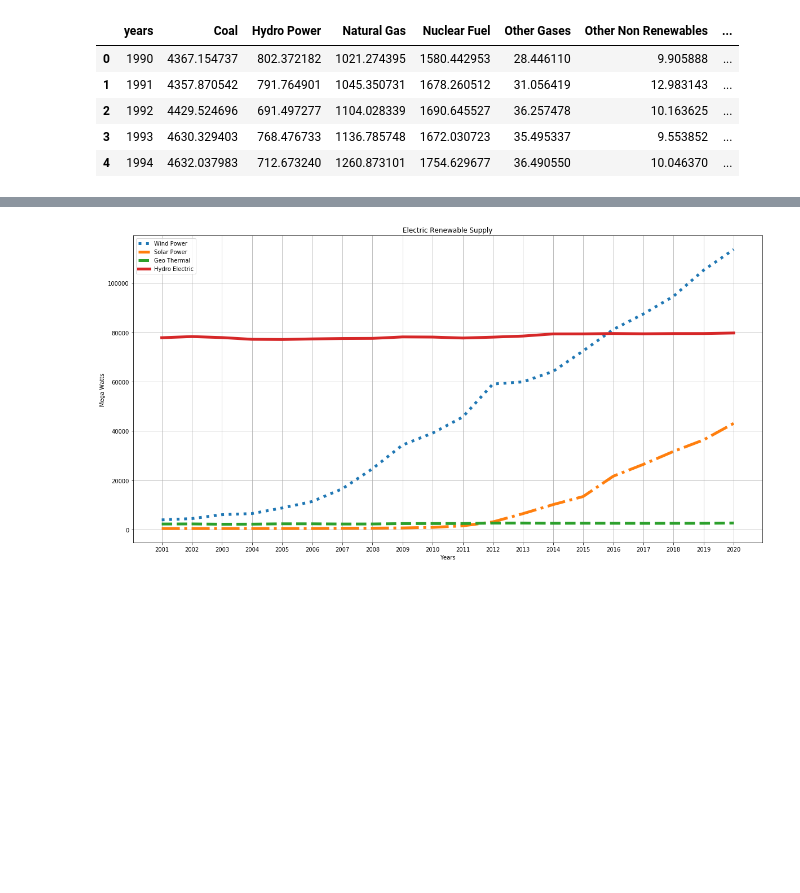
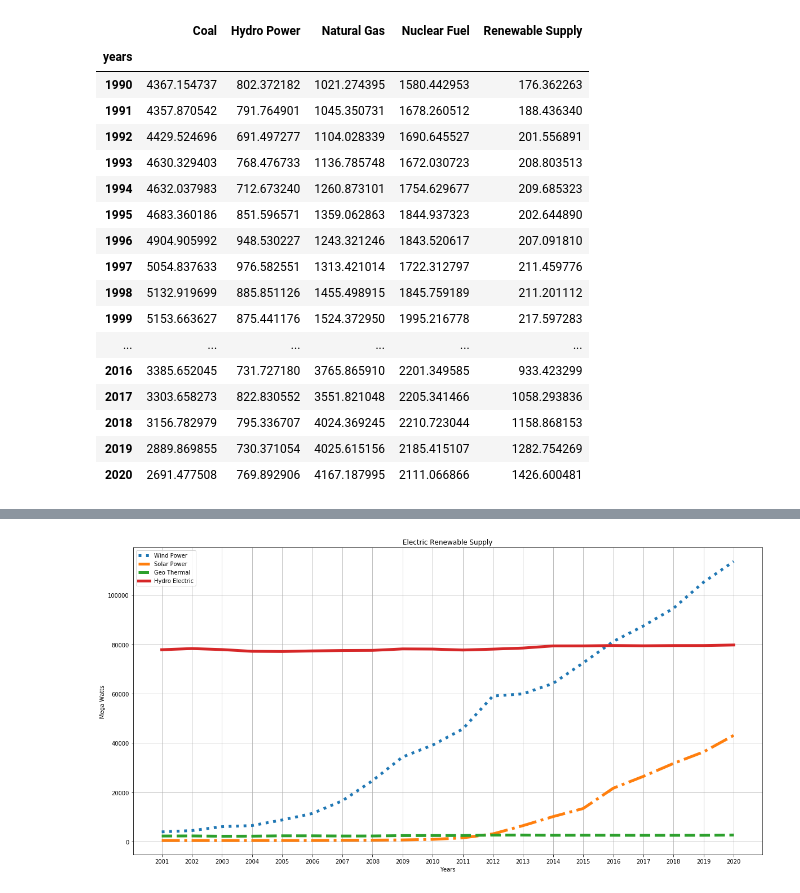
Before and after one commit to us-energy-analysis/Energy-analysis, a Jupyter notebook: USEnergyProduction.ipynb, the cells around one changed output, grey strips where cells are left out. Cells and saved outputs as stored; diff of their text form; code cells hidden in the pictures; blank space fills up the shorter version.

```diff
--- a/USEnergyProduction.ipynb
+++ b/USEnergyProduction.ipynb
@@ -15,6 +15,7 @@ electric_generation_urls.append("http://api.eia.gov/series/?api_key=" + api_key
 electric_generation_urls.append("http://api.eia.gov/series/?api_key=" + api_key + "&series_id=STEO.OTTO_US.A") #othet_nonrenewable_url
 electric_generation_urls.append("http://api.eia.gov/series/?api_key=" + api_key + "&series_id=STEO.HPTO_US.A") #pumped_hydropower_url
 electric_generation_urls.append("http://api.eia.gov/series/?api_key=" + api_key + "&series_id=STEO.TSEO_US.A") #us_annual_total_url
+electric_generation_urls.append("http://api.eia.gov/series/?api_key=" + api_key + "&series_id=STEO.RNTO_US.A") #Renewable Supply
 # %%
 generation_Capacity = []
 generation_years = []
@@ -33,23 +34,37 @@ for electric_url in electric_generation_urls:
 # %%
 electric_generation_df = pd.DataFrame({
     'years' : generation_years[0],
     'Coal' : generation_Capacity[0],
     'Hydro Power' : generation_Capacity[1],
     'Natural Gas' : generation_Capacity[2],
     'Nuclear Fuel' : generation_Capacity[3],
-    'Other Gases' : generation_Capacity[4],
-    'Other Non Renewables' : generation_Capacity[5],
-    'Pumped Hydro Power' : generation_Capacity[6],
-    'Total Generation' : generation_Capacity[7]
+    #'Other Gases' : generation_Capacity[4],
+    #Other Non Renewables' : generation_Capacity[5],
+    #'Pumped Hydro Power' : generation_Capacity[6],
+    #'Total Generation' : generation_Capacity[7]
+    'Renewable Supply' : generation_Capacity[8]
 
 })
+electric_generation_df = electric_generation_df.set_index('years')
 
-electric_generation_df.head()
+electric_generation_df
 # %% [output]
-|  | years | Coal | Hydro Power | Natural Gas | Nuclear Fuel | Other Gases | Other Non Renewables | ... |
-| 0 | 1990 | 4367.154737 | 802.372182 | 1021.274395 | 1580.442953 | 28.446110 | 9.905888 | ... |
-| 1 | 1991 | 4357.870542 | 791.764901 | 1045.350731 | 1678.260512 | 31.056419 | 12.983143 | ... |
-| 2 | 1992 | 4429.524696 | 691.497277 | 1104.028339 | 1690.645527 | 36.257478 | 10.163625 | ... |
-| 3 | 1993 | 4630.329403 | 768.476733 | 1136.785748 | 1672.030723 | 35.495337 | 9.553852 | ... |
-| 4 | 1994 | 4632.037983 | 712.673240 | 1260.873101 | 1754.629677 | 36.490550 | 10.046370 | ... |
+|  | Coal | Hydro Power | Natural Gas | Nuclear Fuel | Renewable Supply |
+| years |  |  |  |  |  |
+| 1990 | 4367.154737 | 802.372182 | 1021.274395 | 1580.442953 | 176.362263 |
+| 1991 | 4357.870542 | 791.764901 | 1045.350731 | 1678.260512 | 188.436340 |
+| 1992 | 4429.524696 | 691.497277 | 1104.028339 | 1690.645527 | 201.556891 |
+| 1993 | 4630.329403 | 768.476733 | 1136.785748 | 1672.030723 | 208.803513 |
+| 1994 | 4632.037983 | 712.673240 | 1260.873101 | 1754.629677 | 209.685323 |
+| 1995 | 4683.360186 | 851.596571 | 1359.062863 | 1844.937323 | 202.644890 |
+| 1996 | 4904.905992 | 948.530227 | 1243.321246 | 1843.520617 | 207.091810 |
+| 1997 | 5054.837633 | 976.582551 | 1313.421014 | 1722.312797 | 211.459776 |
+| 1998 | 5132.919699 | 885.851126 | 1455.498915 | 1845.759189 | 211.201112 |
+| 1999 | 5153.663627 | 875.441176 | 1524.372950 | 1995.216778 | 217.597283 |
+| ... | ... | ... | ... | ... | ... |
+| 2016 | 3385.652045 | 731.727180 | 3765.865910 | 2201.349585 | 933.423299 |
+| 2017 | 3303.658273 | 822.830552 | 3551.821048 | 2205.341466 | 1058.293836 |
+| 2018 | 3156.782979 | 795.336707 | 4024.369245 | 2210.723044 | 1158.868153 |
+| 2019 | 2889.869855 | 730.371054 | 4025.615156 | 2185.415107 | 1282.754269 |
+| 2020 | 2691.477508 | 769.892906 | 4167.187995 | 2111.066866 | 1426.600481 |
 # %%
```
Also changed, not shown: parts of 10 cells of this notebook, 6 other files.
